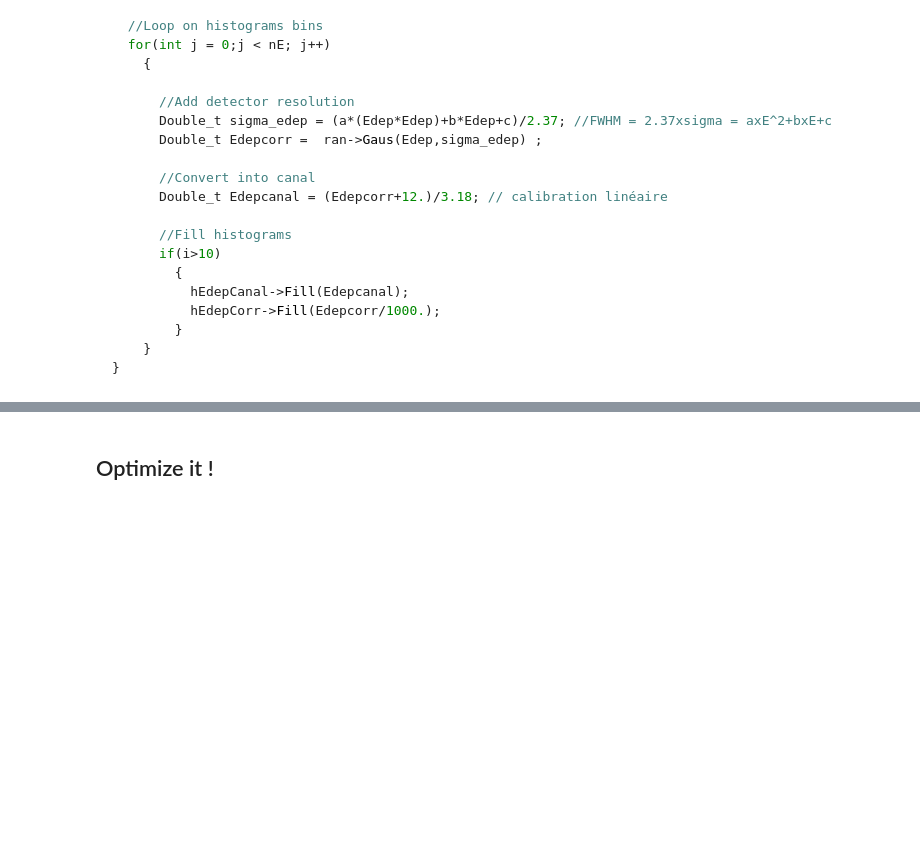
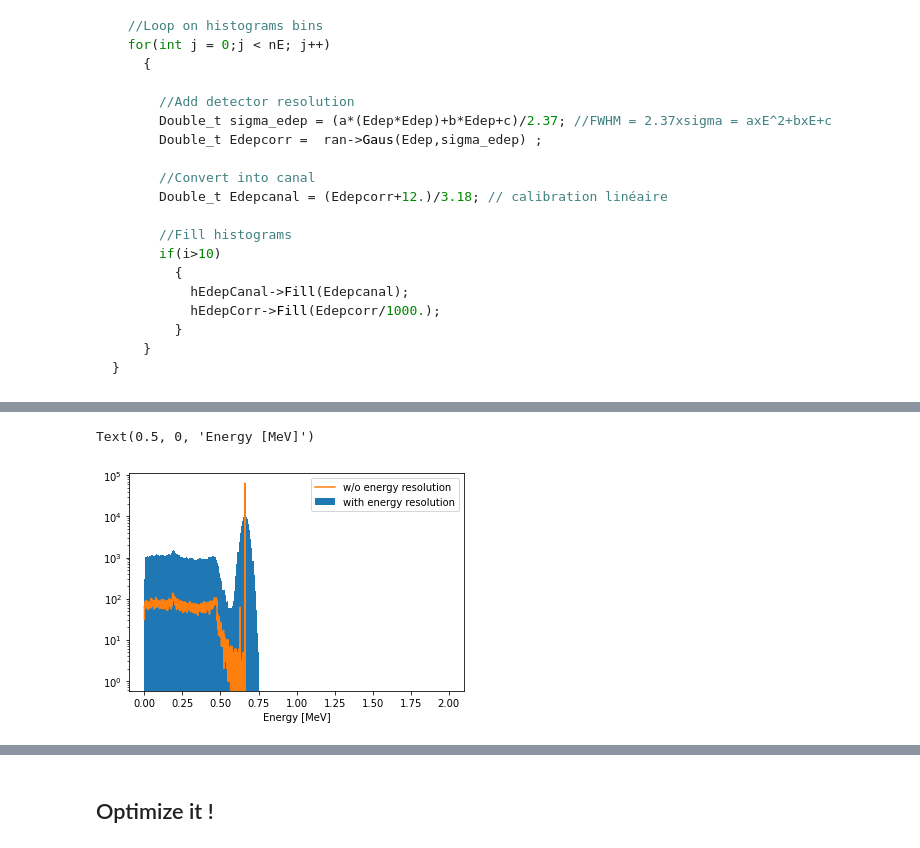
Before and after one commit to m-dupont/gate-python-training, a Jupyter notebook: from_gate_training/exercise_session14_radioprotection/Reproduce Root analyse-with-corrections.ipynb, the cells around one changed output, grey strips where cells are left out. Cells and saved outputs as stored; diff of their text form; code cells hidden in the pictures; blank space fills up the shorter version.

```diff
--- a/from_gate_training/exercise_session14_radioprotection/Reproduce Root analyse-with-corrections.ipynb
+++ b/from_gate_training/exercise_session14_radioprotection/Reproduce Root analyse-with-corrections.ipynb
@@ -121,3 +148,13 @@ Wall time: 3.36 s
+# %%
+plt.hist(hEdepCorrVAlues, bins=100, label = "with energy resolution");
+values, bins = hEdep.to_numpy()
+plt.plot(bins[:-1], values, label="w/o energy resolution")
+plt.yscale('log')
+plt.legend(loc="best")
+plt.xlabel("Energy [MeV]")
+# %% [output]
+Text(0.5, 0, 'Energy [MeV]')
+[figure, added]
 # %%
 plt.hist(hEdepCorrVAlues, bins=100, label = "with energy resolution");
 values, bins = hEdep.to_numpy()
```
Also changed, not shown: parts of 15 cells of this notebook.
